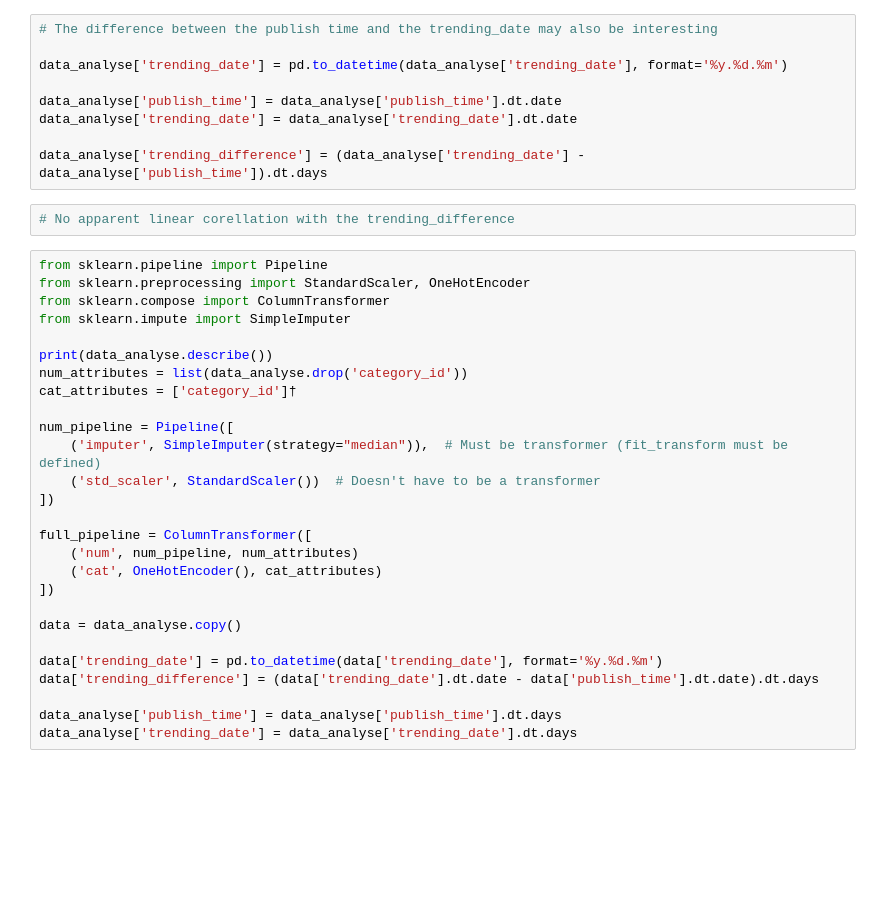
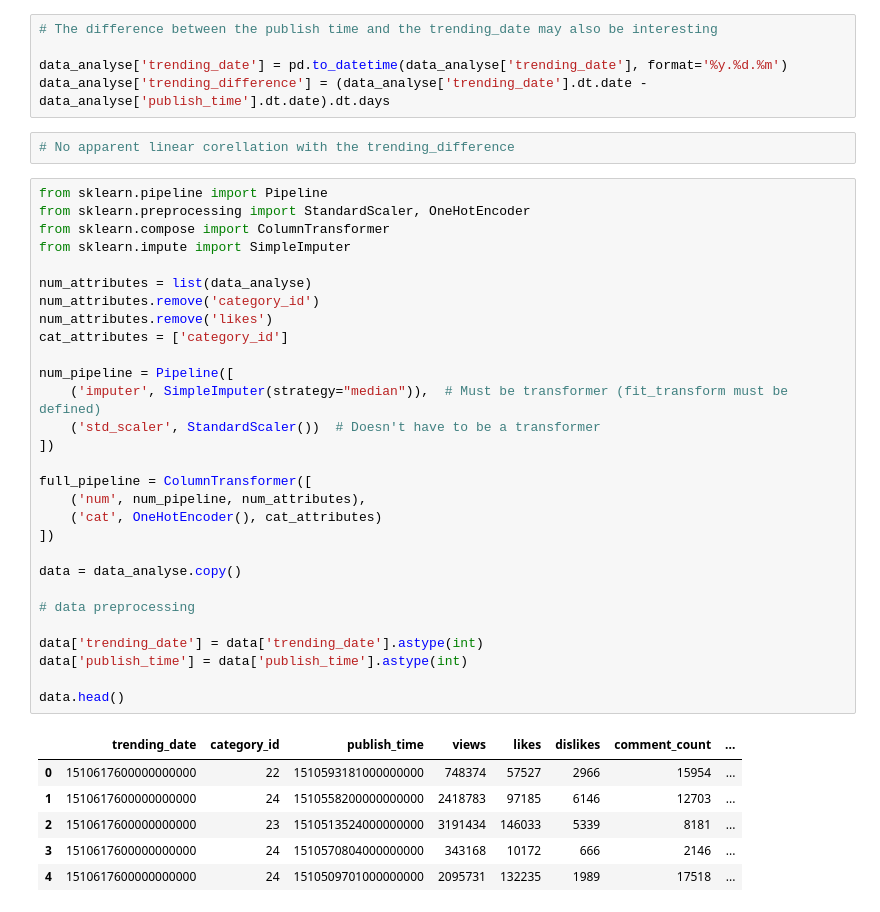
Before and after one commit to GriffinBabe/machine-learning, a Jupyter notebook: Youtube Like prediction.ipynb, the cells around one changed output. Cells and saved outputs as stored; diff of their text form; blank space fills up the shorter version.

Commit message:
Finished youtube-like prediction

```diff
--- a/Youtube Like prediction.ipynb
+++ b/Youtube Like prediction.ipynb
@@ -55,37 +109,42 @@ scatter_matrix(data_analyse[corellation_attributes], figsize=(12, 8))
 # The difference between the publish time and the trending_date may also be interesting
 
 data_analyse['trending_date'] = pd.to_datetime(data_analyse['trending_date'], format='%y.%d.%m')
-
-data_analyse['publish_time'] = data_analyse['publish_time'].dt.date
-data_analyse['trending_date'] = data_analyse['trending_date'].dt.date
-
-data_analyse['trending_difference'] = (data_analyse['trending_date'] - data_analyse['publish_time']).dt.days
+data_analyse['trending_difference'] = (data_analyse['trending_date'].dt.date - data_analyse['publish_time'].dt.date).dt.days
 # %%
 # No apparent linear corellation with the trending_difference
 # %%
 from sklearn.pipeline import Pipeline
 from sklearn.preprocessing import StandardScaler, OneHotEncoder
 from sklearn.compose import ColumnTransformer
 from sklearn.impute import SimpleImputer
 
-print(data_analyse.describe())
-num_attributes = list(data_analyse.drop('category_id'))
-cat_attributes = ['category_id']†
+num_attributes = list(data_analyse)
+num_attributes.remove('category_id')
+num_attributes.remove('likes')
+cat_attributes = ['category_id']
 
 num_pipeline = Pipeline([
     ('imputer', SimpleImputer(strategy="median")),  # Must be transformer (fit_transform must be defined)
     ('std_scaler', StandardScaler())  # Doesn't have to be a transformer
 ])
 
 full_pipeline = ColumnTransformer([
-    ('num', num_pipeline, num_attributes)
+    ('num', num_pipeline, num_attributes),
     ('cat', OneHotEncoder(), cat_attributes)
 ])
 
 data = data_analyse.copy()
 
-data['trending_date'] = pd.to_datetime(data['trending_date'], format='%y.%d.%m')
-data['trending_difference'] = (data['trending_date'].dt.date - data['publish_time'].dt.date).dt.days
+# data preprocessing
 
-data_analyse['publish_time'] = data_analyse['publish_time'].dt.days
-data_analyse['trending_date'] = data_analyse['trending_date'].dt.days
+data['trending_date'] = data['trending_date'].astype(int)
+data['publish_time'] = data['publish_time'].astype(int)
+
+data.head()
+# %% [output]
+|  | trending_date | category_id | publish_time | views | likes | dislikes | comment_count | ... |
+| 0 | 1510617600000000000 | 22 | 1510593181000000000 | 748374 | 57527 | 2966 | 15954 | ... |
+| 1 | 1510617600000000000 | 24 | 1510558200000000000 | 2418783 | 97185 | 6146 | 12703 | ... |
+| 2 | 1510617600000000000 | 23 | 1510513524000000000 | 3191434 | 146033 | 5339 | 8181 | ... |
+| 3 | 1510617600000000000 | 24 | 1510570804000000000 | 343168 | 10172 | 666 | 2146 | ... |
+| 4 | 1510617600000000000 | 24 | 1510509701000000000 | 2095731 | 132235 | 1989 | 17518 | ... |
```
Also changed, not shown: parts of 10 cells of this notebook, 1 other file.
